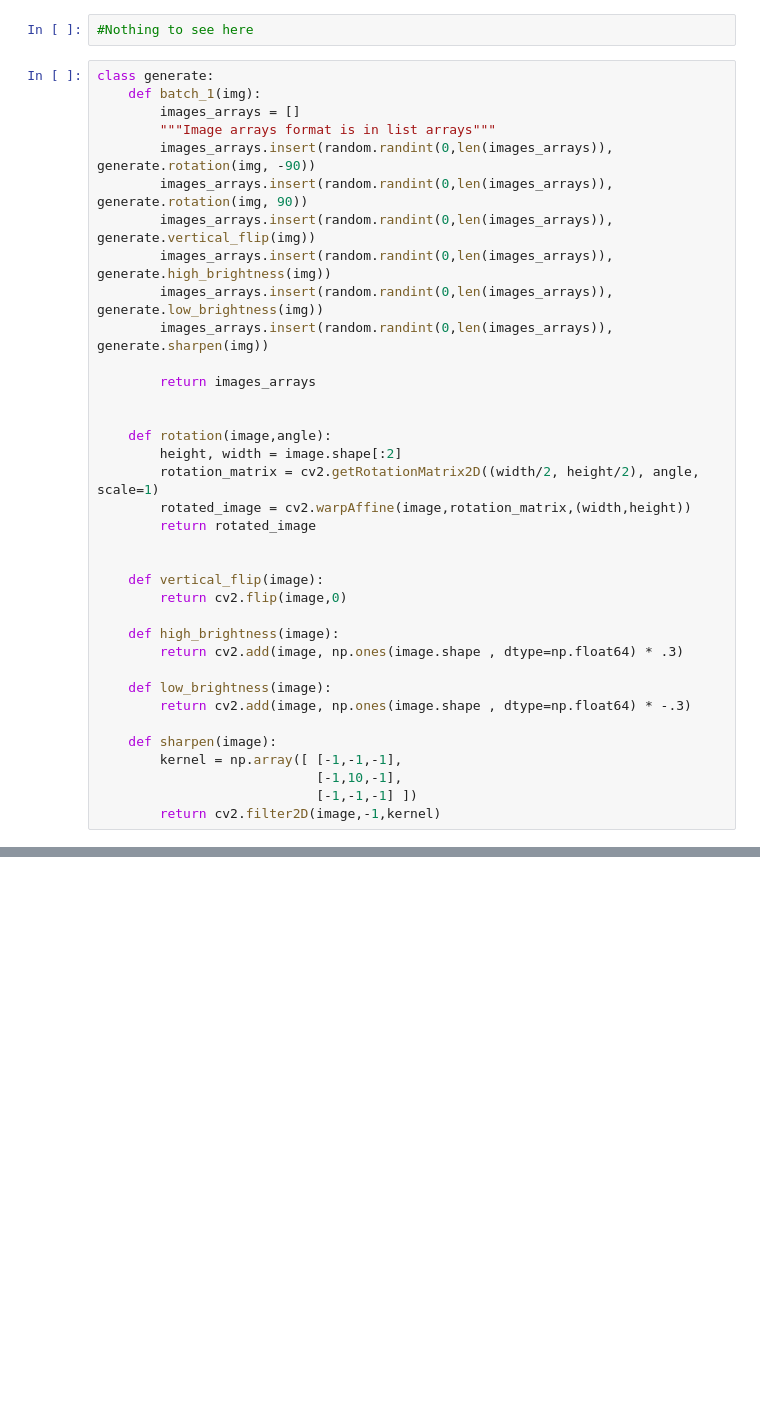
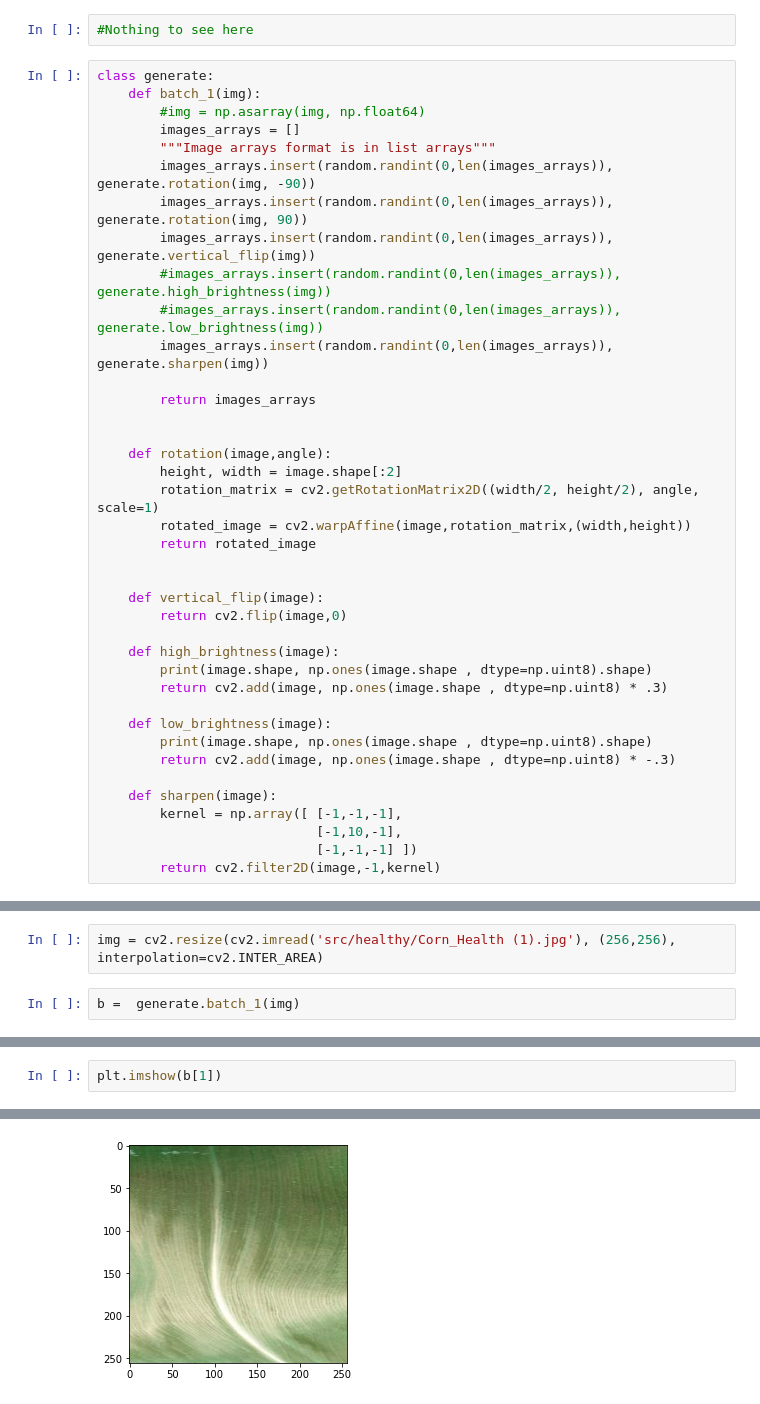
Before and after one commit to UMUTONIRitha/Banana_Dataset, a Jupyter notebook: lab.ipynb, the cells around one changed output, grey strips where cells are left out. Drawn from its saved outputs; the diff is of its cells as text; blank space fills up the shorter version.

```diff
--- a/lab.ipynb
+++ b/lab.ipynb
@@ -10,13 +10,14 @@ import numpy as np
 # %%
 class generate:
     def batch_1(img):
+        #img = np.asarray(img, np.float64)
         images_arrays = []
         """Image arrays format is in list arrays"""
         images_arrays.insert(random.randint(0,len(images_arrays)), generate.rotation(img, -90))
         images_arrays.insert(random.randint(0,len(images_arrays)), generate.rotation(img, 90))
         images_arrays.insert(random.randint(0,len(images_arrays)), generate.vertical_flip(img))
-        images_arrays.insert(random.randint(0,len(images_arrays)), generate.high_brightness(img))
-        images_arrays.insert(random.randint(0,len(images_arrays)), generate.low_brightness(img))
+        #images_arrays.insert(random.randint(0,len(images_arrays)), generate.high_brightness(img))
+        #images_arrays.insert(random.randint(0,len(images_arrays)), generate.low_brightness(img))
         images_arrays.insert(random.randint(0,len(images_arrays)), generate.sharpen(img))
 
         return images_arrays
@@ -33,10 +34,12 @@ class generate:
         return cv2.flip(image,0)
 
     def high_brightness(image):
-        return cv2.add(image, np.ones(image.shape , dtype=np.float64) * .3)
+        print(image.shape, np.ones(image.shape , dtype=np.uint8).shape)
+        return cv2.add(image, np.ones(image.shape , dtype=np.uint8) * .3)
 
     def low_brightness(image):
-        return cv2.add(image, np.ones(image.shape , dtype=np.float64) * -.3)
+        print(image.shape, np.ones(image.shape , dtype=np.uint8).shape)
+        return cv2.add(image, np.ones(image.shape , dtype=np.uint8) * -.3)
 
     def sharpen(image):
         kernel = np.array([ [-1,-1,-1],
@@ -135,0 +138,4 @@ KeyboardInterrupt:
+# %%
+img = cv2.resize(cv2.imread('src/healthy/Corn_Health (1).jpg'), (256,256), interpolation=cv2.INTER_AREA)
+# %%
+b =  generate.batch_1(img)
@@ -135,0 +146,3 @@ KeyboardInterrupt:
+# %%
+plt.imshow(b[1])
+# %% [output]
@@ -135,0 +150 @@ KeyboardInterrupt:
+[figure, added]
```
Also changed, not shown: parts of 5 cells of this notebook, 3 other files.
